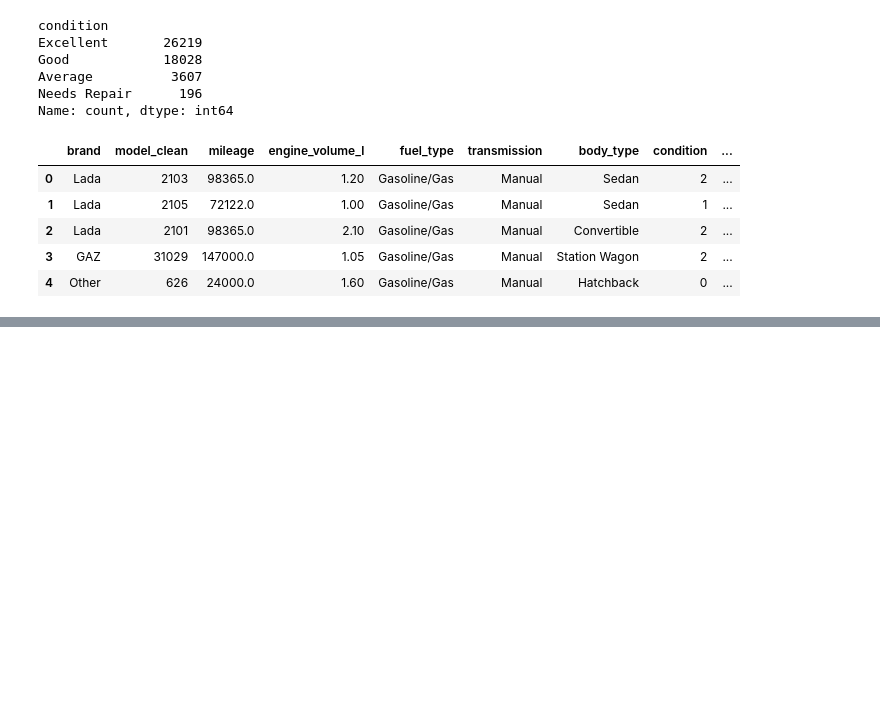
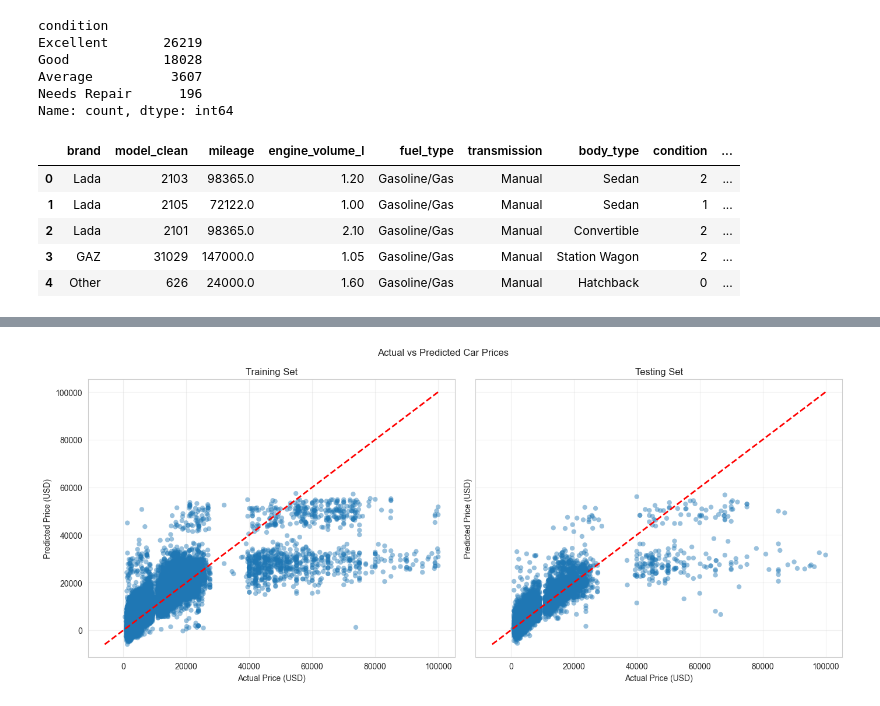
Before and after one commit to Javoh20111/Uzbekistan-car-analysis, a Jupyter notebook: notebooks/05_predictive_model.ipynb, the cells around one changed output, grey strips where cells are left out. Cells and saved outputs as stored; diff of their text form; code cells hidden in the pictures; blank space fills up the shorter version.

```diff
--- a/notebooks/05_predictive_model.ipynb
+++ b/notebooks/05_predictive_model.ipynb
@@ -160,7 +160,8 @@ Average          3607
 Needs Repair      196
 Name: count, dtype: int64
 # %%
-car_dataset.replace({'condition':{'Needs Repair': 0, 'Average':1, 'Good': 2, 'Excellent':3}},inplace=True)
+condition_order = {'Needs Repair': 0, 'Average': 1, 'Good': 2, 'Excellent': 3}
+car_dataset['condition'] = car_dataset['condition'].map(condition_order).astype(int)
 # %%
 car_dataset.head()
 # %% [output]
@@ -172,0 +221,9 @@ car_dataset.head()
+# %%
+# Group rare model/district values to avoid creating too many one-hot columns.
+def group_rare_values(series, min_count=100):
+    counts = series.value_counts()
+    common_values = counts[counts >= min_count].index
+    return series.where(series.isin(common_values), "Other")
+
+for column in ["model_clean", "district"]:
+    df_model[column] = group_rare_values(df_model[column], min_count=100)
@@ -172,0 +283,10 @@ car_dataset.head()
+# %%
+# Ridge is a linear regression model that works well with many one-hot encoded columns.
+model = Pipeline(steps=[
+    ("preprocessor", preprocessor),
+    ("regressor", Ridge(alpha=1.0)),
+])
+
+model.fit(X_train, y_train)
+y_train_pred = model.predict(X_train)
+y_pred = model.predict(X_test)
@@ -172,0 +327,24 @@ car_dataset.head()
+# %%
+fig, axes = plt.subplots(1, 2, figsize=(14, 6), sharex=True, sharey=True)
+
+plots = [
+    (axes[0], y_train, y_train_pred, "Training Set"),
+    (axes[1], y_test, y_pred, "Testing Set"),
+]
+
+min_price = min(y_train.min(), y_test.min(), y_train_pred.min(), y_pred.min())
+max_price = max(y_train.max(), y_test.max(), y_train_pred.max(), y_pred.max())
+
+for ax, actual, predicted, title in plots:
+    ax.scatter(actual, predicted, alpha=0.45, edgecolor="none")
+    ax.plot([min_price, max_price], [min_price, max_price], color="red", linestyle="--", linewidth=2)
+    ax.set_title(title)
+    ax.set_xlabel("Actual Price (USD)")
+    ax.set_ylabel("Predicted Price (USD)")
+    ax.grid(True, alpha=0.3)
+
+fig.suptitle("Actual vs Predicted Car Prices")
+plt.tight_layout()
+plt.show()
+# %% [output]
+[figure, added]
```
Also changed, not shown: parts of 14 cells of this notebook, 2 other files.
